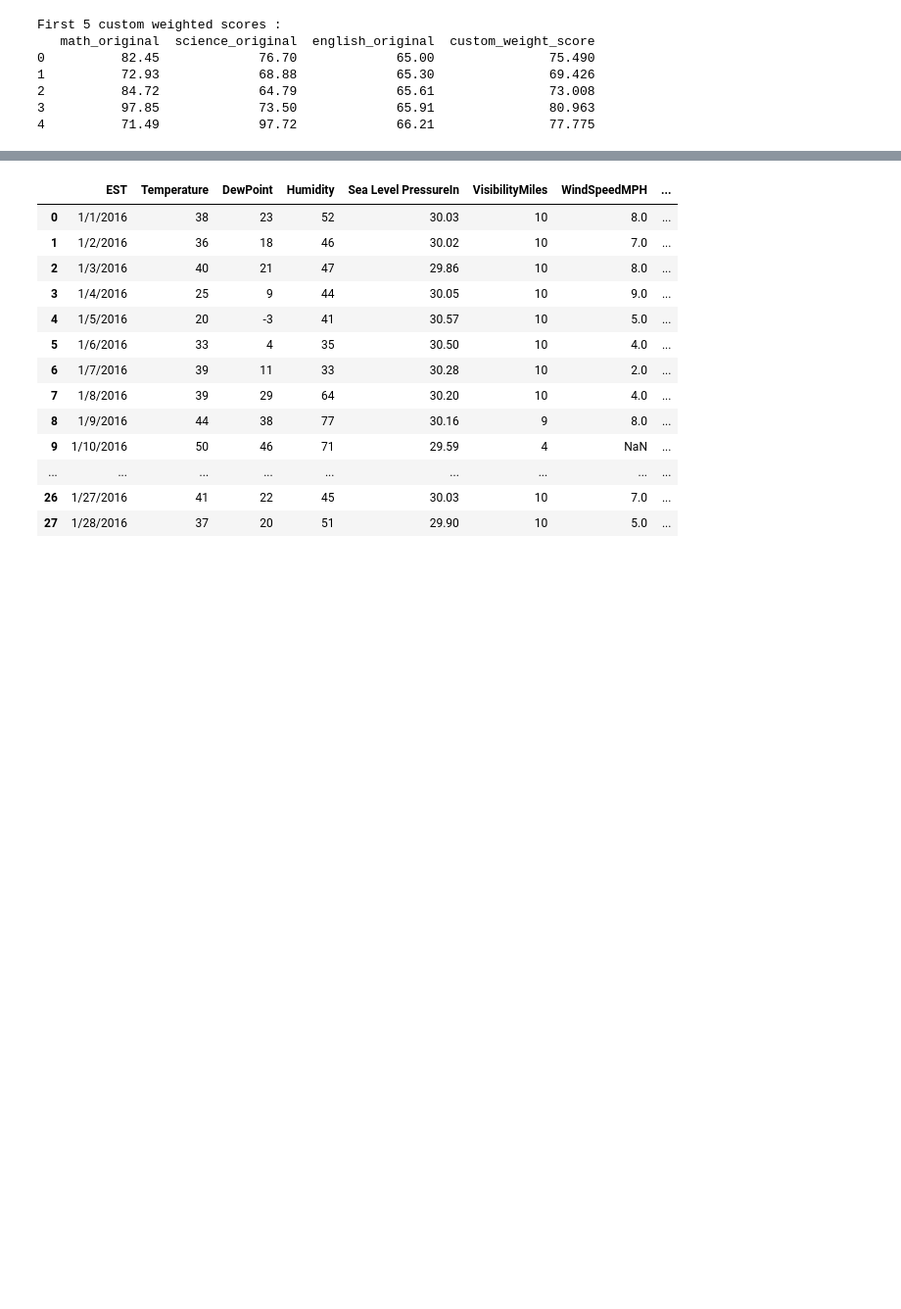
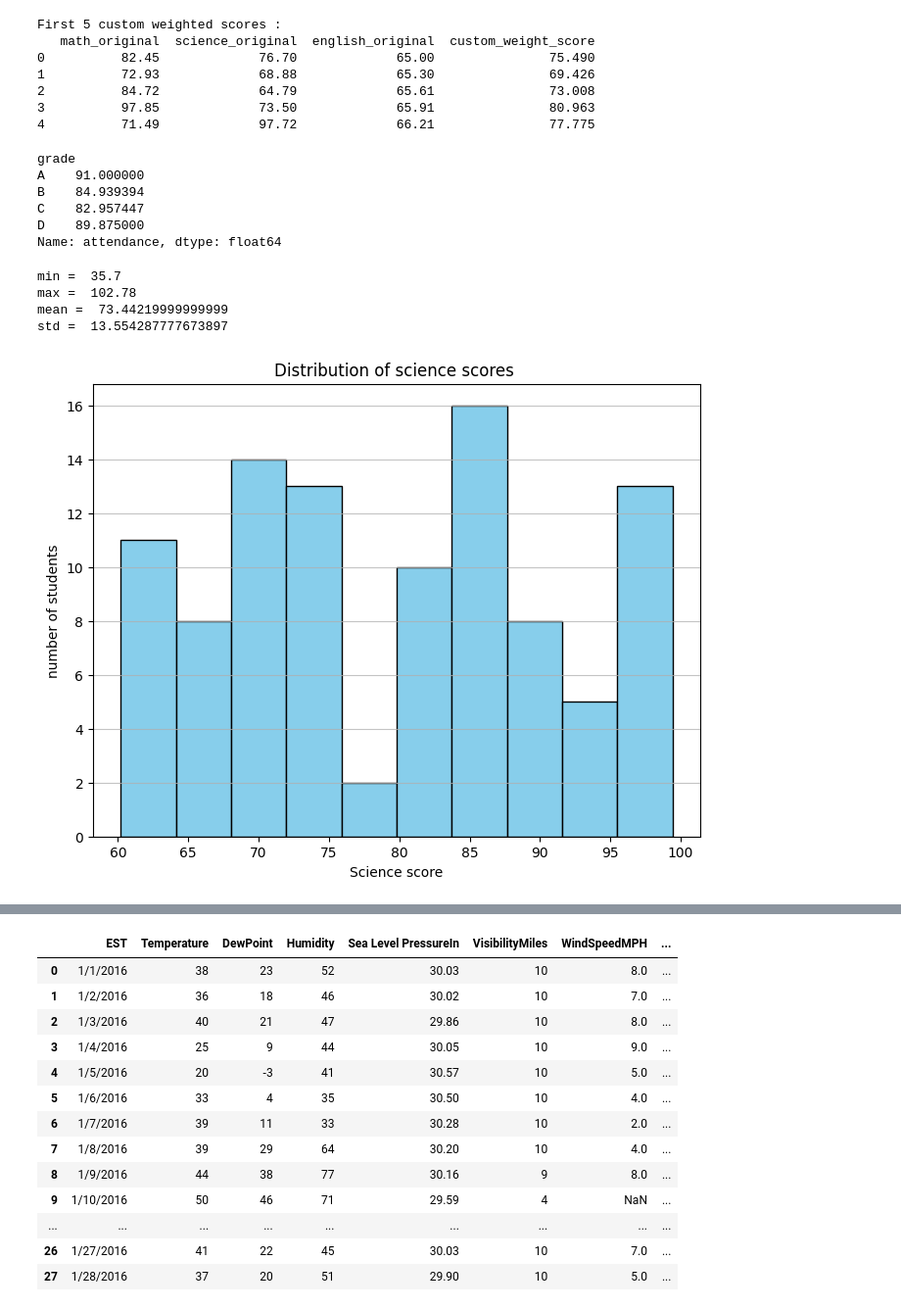
Before and after one commit to Anujain62/python, a Jupyter notebook: PANDAS/panda.ipynb, the cells around one changed output, grey strips where cells are left out. Shown: that part at 98% size. Saved outputs shown, nothing was run; the diff lists cells and outputs as text; code cells hidden in the pictures; blank space fills up the shorter version.

```diff
--- a/PANDAS/panda.ipynb
+++ b/PANDAS/panda.ipynb
@@ -139,0 +138,38 @@ First 5 custom weighted scores :
+# %%
+# compare attendance between different student groups
+average_attendance = df.groupby('grade')['attendance'].mean()
+average_attendance
+# %% [output]
+grade
+A    91.000000
+B    84.939394
+C    82.957447
+D    89.875000
+Name: attendance, dtype: float64
+# %%
+# find class performance metrics from math_original scores
+math_min = df["math_original"].to_numpy().min()
+math_max = df["math_original"].to_numpy().max()
+math_mean = df["math_original"].to_numpy().mean()
+math_std = df["math_original"].to_numpy().std()
+print("min = ",math_min)
+print("max = ",math_max)
+print("mean = ",math_mean)
+print("std = ",math_std)
+# %% [output]
+min =  35.7
+max =  102.78
+mean =  73.44219999999999
+std =  13.554287777673897
+# %%
+# analyze score distribution using science_original data
+import matplotlib.pyplot as plt        #ploting library
+plt.figure(figsize=(8,6))              #for drowing figures 8x6 size
+plt.hist(df['science_original'],bins=10,edgecolor="black",color="skyblue")      #bin divides whole data in 10 equal parts
+plt.title("Distribution of science scores ")
+plt.xlabel("Science score")
+plt.ylabel("number of students")
+plt.grid(axis='y',alpha=0.75)          #create a grid in y axis
+plt.show()      #this shows graph
+# %% [output]
+[figure, added]
```
Also changed, not shown: parts of 6 cells of this notebook.
